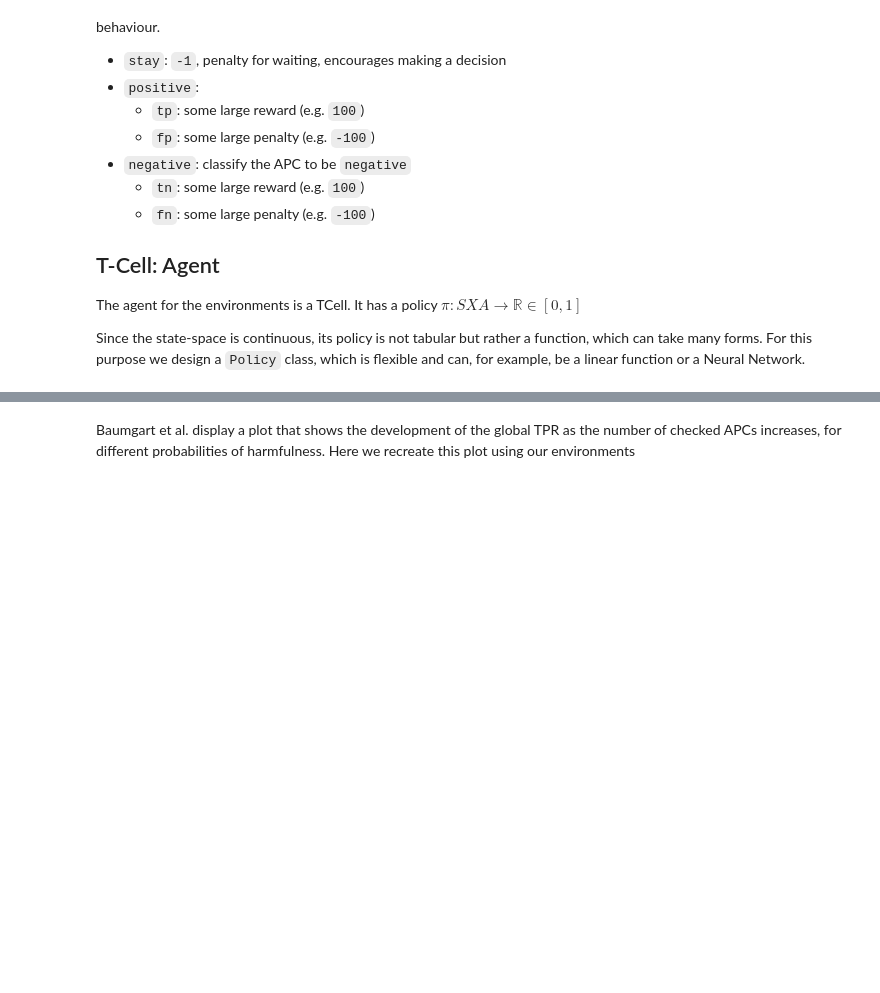
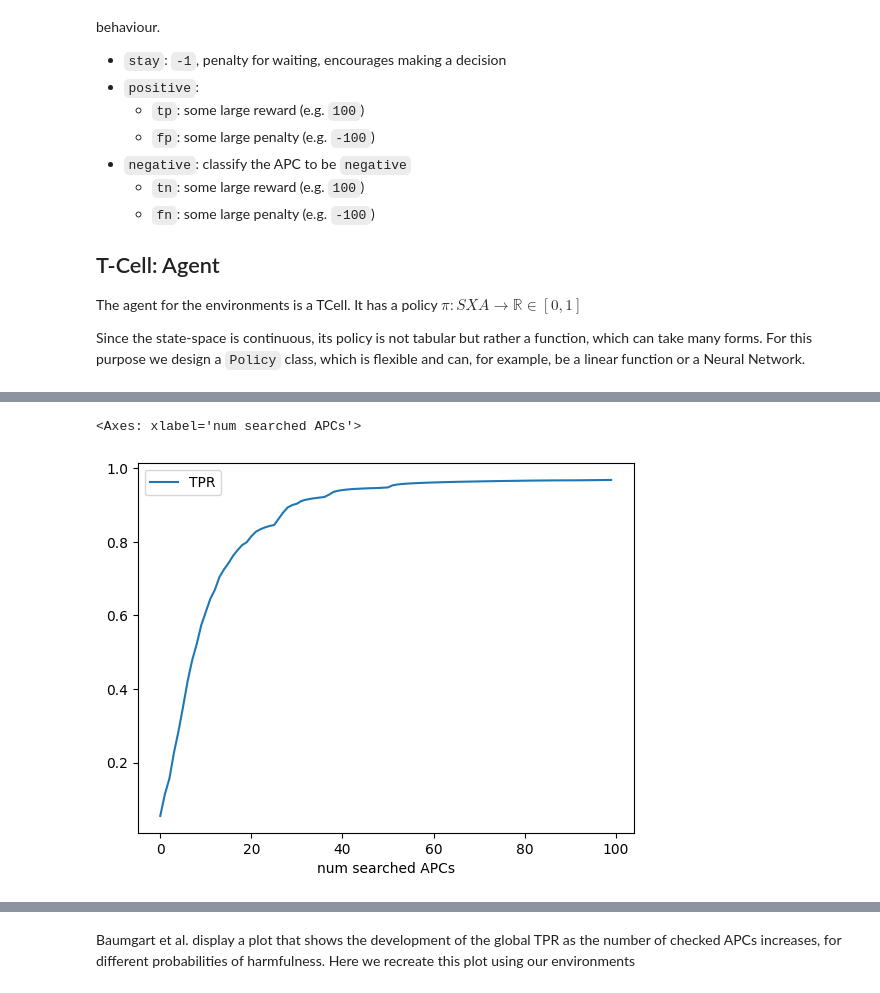
Before and after one commit to nikoczernin/tcells, a Jupyter notebook: baumgart_repro.ipynb, the cells around one changed output, grey strips where cells are left out. Drawn from its saved outputs; the diff is of its cells as text; code cells hidden in the pictures; blank space fills up the shorter version.

```diff
--- a/baumgart_repro.ipynb
+++ b/baumgart_repro.ipynb
@@ -161,0 +208,6 @@ results.plot.line("n", "TPR", xlabel="num searched APCs", title="")
+# %%
+mean_results_wide
+mean_results_wide.plot.line("n", "TPR", xlabel="num searched APCs", title="")
+# %% [output]
+<Axes: xlabel='num searched APCs'>
+[figure, added]
```
Also changed, not shown: parts of 6 cells of this notebook, 2 other files.
